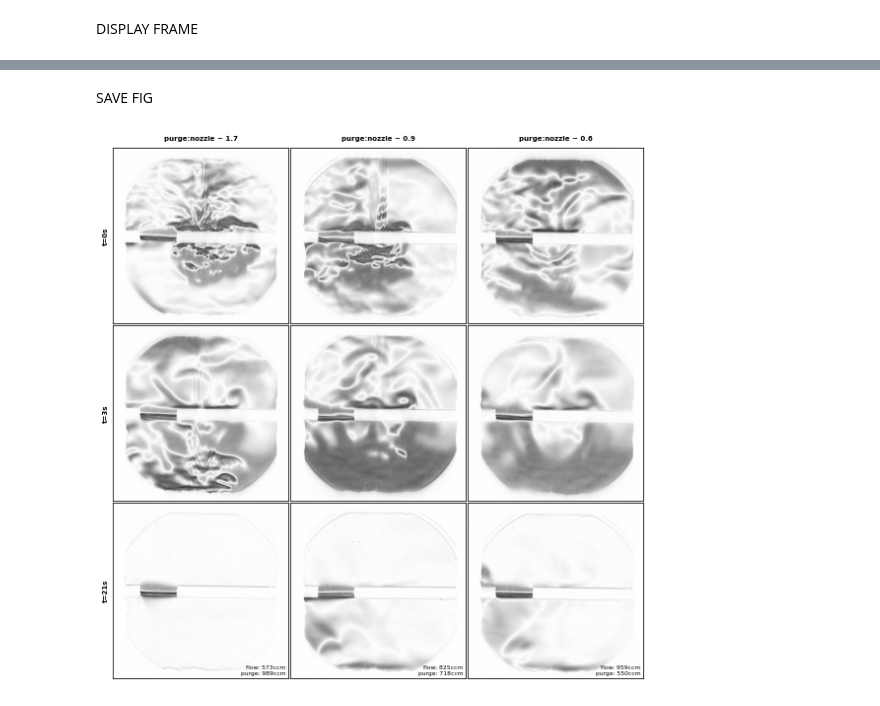
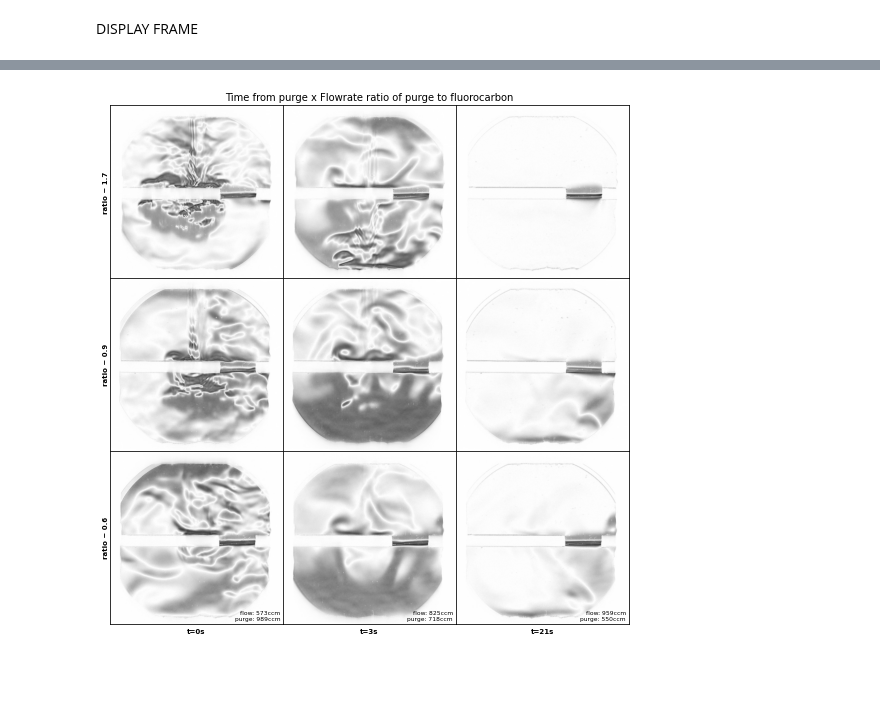
Before and after one commit to charlies-b/schlieren-image-processing, a Jupyter notebook: _fig3_purge.ipynb, the cells around one changed output, grey strips where cells are left out. Drawn from its saved outputs; the diff is of its cells as text; code cells hidden in the pictures; blank space fills up the shorter version.

```diff
--- a/_fig3_purge.ipynb
+++ b/_fig3_purge.ipynb
@@ -141,6 +147,50 @@ make_figure(frames, data_labels).show()
-# %% [markdown]
-SAVE FIG
-# %%
-make_figure(frames, data_labels).savefig('fig3.png', dpi=900)
-# %% [output]
-[figure, removed]
+# %%
+X_LABELS = ['t=0s','t=3s','t=21s']
+TITLE = 'Time from purge x Flowrate ratio of purge to fluorocarbon'
+def make_figure(frames_each_file, data_labels): # on scale 0-255! returns plt
+
+    font_axes = {
+        'weight' : 'bold',
+        'size'   : 7,
+        'horizontalalignment': 'center',
+        'verticalalignment' : 'bottom'
+       }
+    font_labels = {
+        'size'   : 6,
+        'horizontalalignment': 'right',
+        'verticalalignment' : 'bottom'
+       }
+    fig, axes = plt.subplots(3,3)
+    fig.set_size_inches(7.9,8) # a4 fit
+    label_coords = (1475, 1475)
+
+    for jj, col in enumerate(frames):
+        for ii, frame in enumerate(col):
+#             axes[ii,jj].imshow(frame, cmap= 'gray', vmin=0, vmax=255)
+            axes[jj,ii].imshow(frame, cmap= 'gray', vmin=0, vmax=255)
+
+            if jj==0:
+                label = 'ratio ~ '+str(data_labels[ii][0])
+                axes[ii,0].set_ylabel(label, fontdict = font_axes, labelpad=1) # purge:flow
+            if ii==2:
+                label = 'flow: '+data_labels[jj][1]+'\npurge: '+data_labels[jj][2]
+                axes[2,jj].text(label_coords[0], label_coords[1], label, fontdict = font_labels) # flow rates
+                axes[2,jj].set_xlabel(X_LABELS[jj], fontdict = font_axes, labelpad=10)
+
+    for ax in axes.flat: # remove axes px values
+        ax.set_xticks([])
+        ax.set_yticks([])
+
+    plt.subplots_adjust(wspace=0.0, hspace=0.0)
+    fig.patch.set_facecolor('white')
+
+    subplotdim=3
+    fig.set_size_inches(subplotdim*3,subplotdim*3) # a4 fit
+    mid = (fig.subplotpars.right + fig.subplotpars.left)/2
+    fig.suptitle(TITLE, fontsize=10, y =0.92)
+    fig.subplots_adjust(top=0.9, left=0.1, right= 0.9, bottom = 0.1)
+    return plt
+
+make_figure(frames, data_labels).show()
+# %% [output]
+[figure, added]
```
Also changed, not shown: parts of 5 cells of this notebook, 5 other files.
